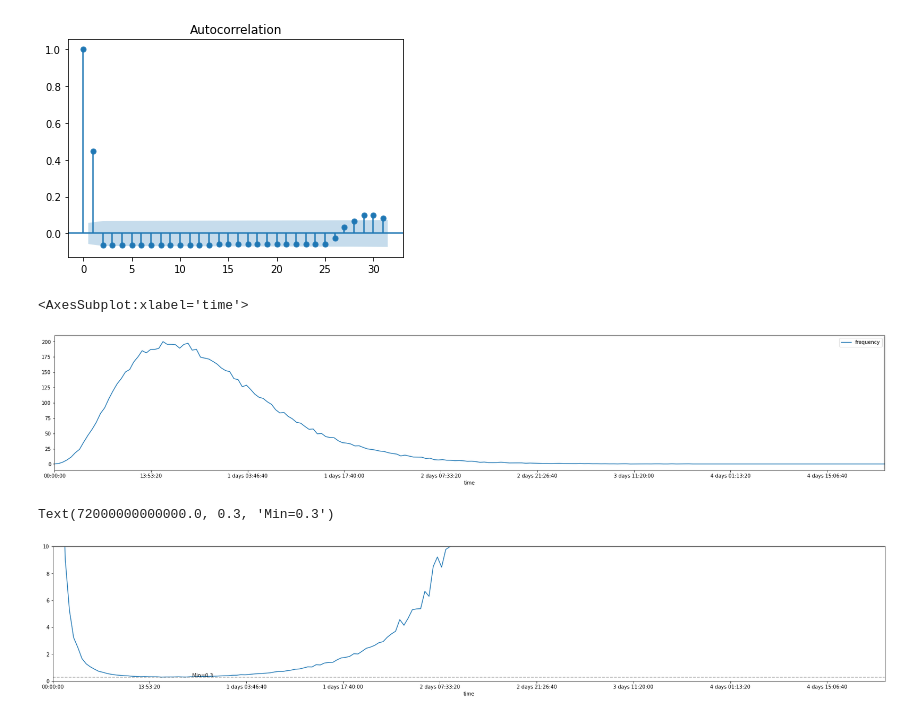
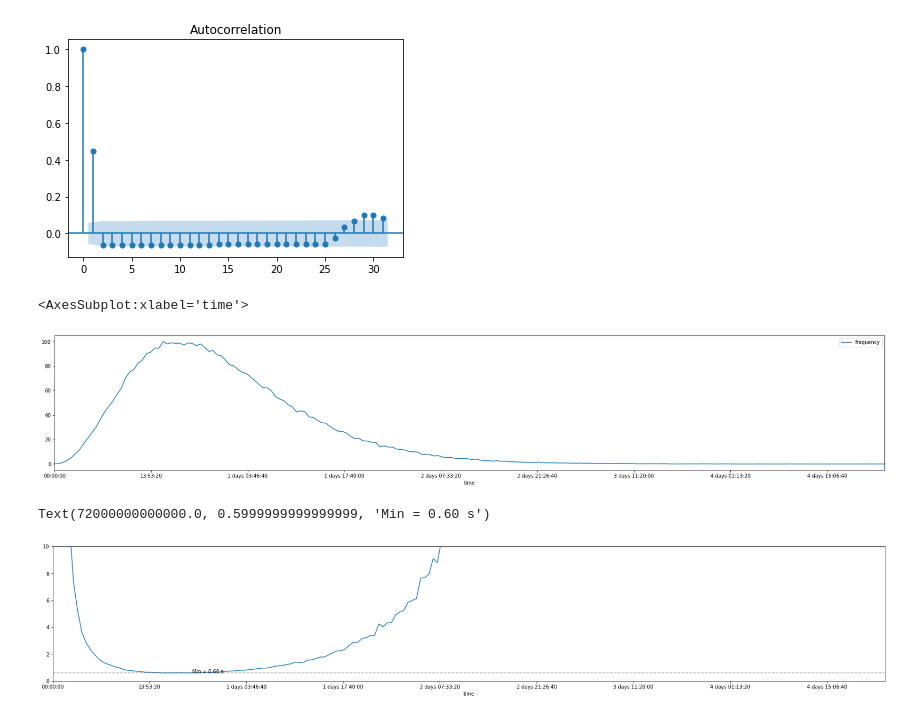
Before and after one commit to jonnor/machinehearing, a Jupyter notebook: geekleml2021/Untitled.ipynb, the cells around one changed output. Cells and saved outputs as stored; diff of their text form; code cells hidden in the pictures.

Commit message:
geekle: Compute event rate from events

```diff
--- a/geekleml2021/Untitled.ipynb
+++ b/geekleml2021/Untitled.ipynb
@@ -346,7 +346,7 @@ plot_acf(pred)
 # TODO: make predictions on whole files
 # %%
 
-def synthesize_fermentation_rate(max_rate=200, duration_minutes=120*60):
+def synthesize_fermentation_rate(max_rate=100, duration_minutes=120*60):
     # Inspired by plots found on Google images
 
     import scipy.stats
@@ -376,19 +376,18 @@ fig, ax = plt.subplots(1, figsize=(30, 5))
 f.plot(ax=ax)
 # %% [output]
 <AxesSubplot:xlabel='time'>
-[figure, old version]
+[figure, new version]
 # %%
-
 
 time_between = (1/f.frequency) * 60
 fig, ax = plt.subplots(1, figsize=(30, 5))
 time_between.plot(ax=ax)
 ax.set(ylim=(0, 10))
 min_time = time_between.min()
 min_pos = pandas.to_timedelta(20, unit='hour')
 
 ax.axhline(y=min_time, color='black', alpha=0.3, ls='--')
-ax.text(y=min_time, x=min_pos.total_seconds()*1e9, s=f'Min={min_time}')
+ax.text(y=min_time, x=min_pos.total_seconds()*1e9, s=f'Min = {min_time:.2f} s')
 # %% [output]
-Text(72000000000000.0, 0.3, 'Min=0.3')
+Text(72000000000000.0, 0.5999999999999999, 'Min = 0.60 s')
-[figure, old version]
+[figure, new version]
```
Also changed, not shown: parts of 3 cells of this notebook.
